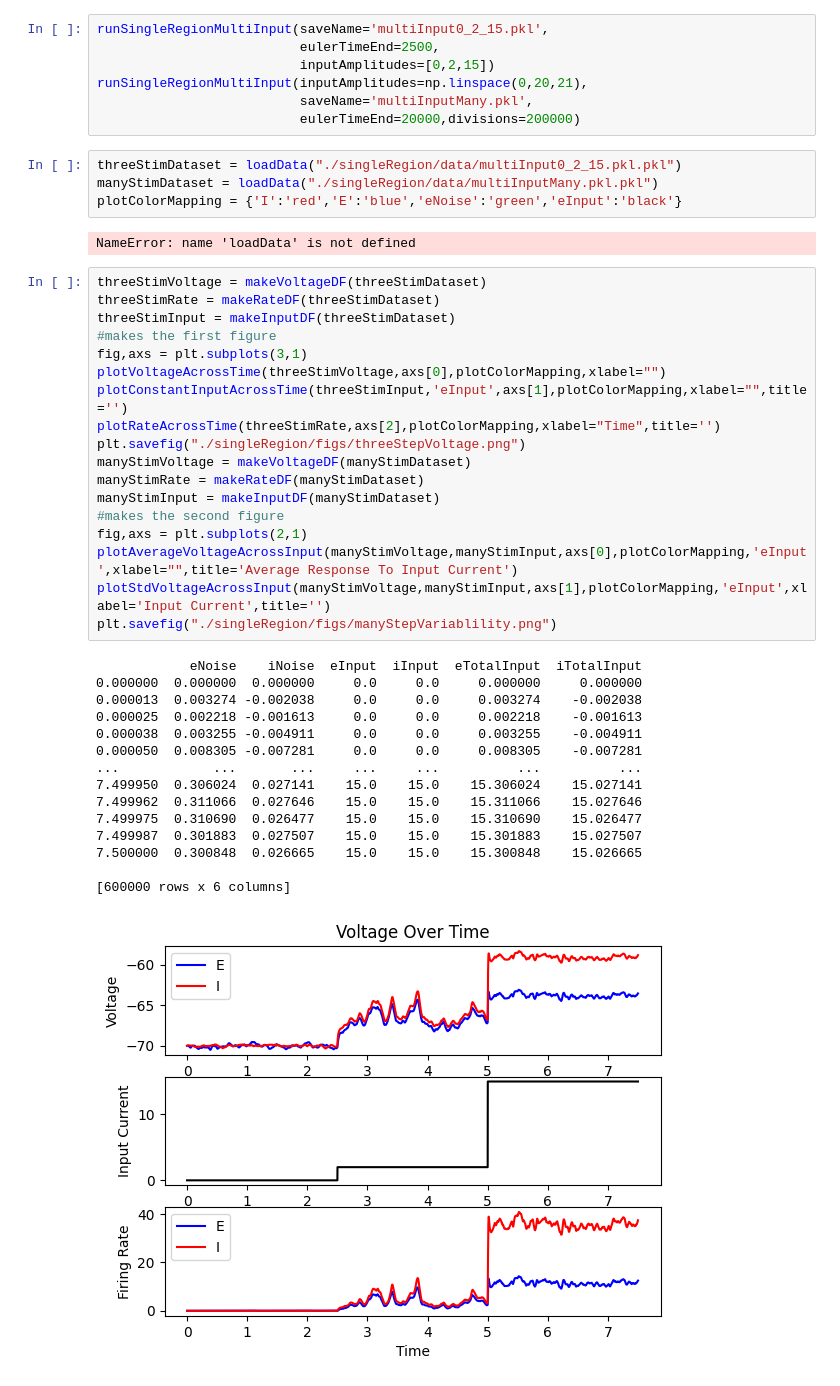
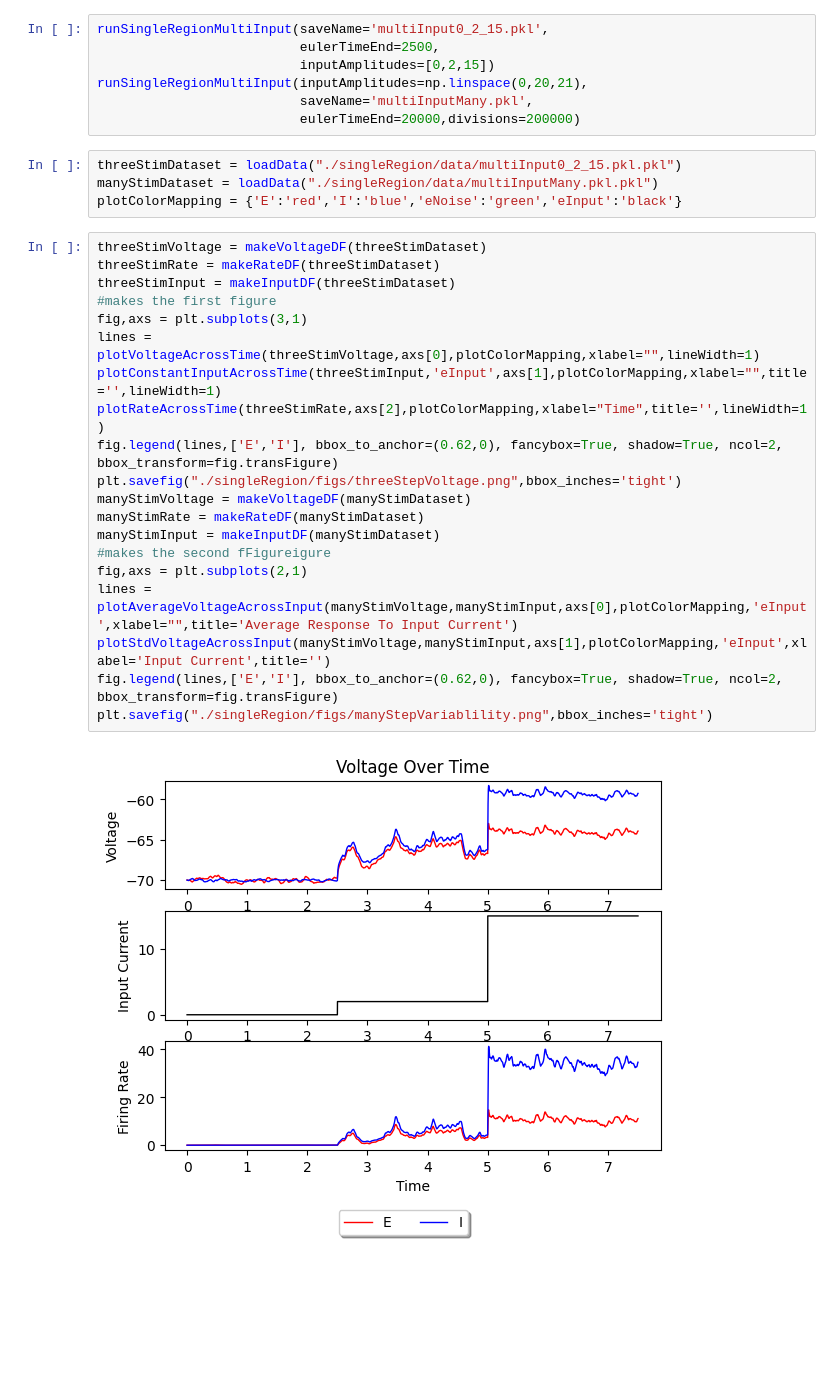
Before and after one commit to LaneLewis/multiregion-communication, a Jupyter notebook: singleRegion.ipynb, the cells around one changed output. Saved outputs shown, nothing was run; the diff lists cells and outputs as text; blank space fills up the shorter version.

```diff
--- a/singleRegion.ipynb
+++ b/singleRegion.ipynb
@@ -16,40 +16,26 @@ runSingleRegionMultiInput(inputAmplitudes=np.linspace(0,20,21),
 # %%
 threeStimDataset = loadData("./singleRegion/data/multiInput0_2_15.pkl.pkl")
 manyStimDataset = loadData("./singleRegion/data/multiInputMany.pkl.pkl")
-plotColorMapping = {'I':'red','E':'blue','eNoise':'green','eInput':'black'}
+plotColorMapping = {'E':'red','I':'blue','eNoise':'green','eInput':'black'}
-# %% [output]
-NameError: name 'loadData' is not defined
 # %%
 threeStimVoltage = makeVoltageDF(threeStimDataset)
 threeStimRate = makeRateDF(threeStimDataset)
 threeStimInput = makeInputDF(threeStimDataset)
 #makes the first figure
 fig,axs = plt.subplots(3,1)
-plotVoltageAcrossTime(threeStimVoltage,axs[0],plotColorMapping,xlabel="")
-plotConstantInputAcrossTime(threeStimInput,'eInput',axs[1],plotColorMapping,xlabel="",title='')
-plotRateAcrossTime(threeStimRate,axs[2],plotColorMapping,xlabel="Time",title='')
-plt.savefig("./singleRegion/figs/threeStepVoltage.png")
+lines = plotVoltageAcrossTime(threeStimVoltage,axs[0],plotColorMapping,xlabel="",lineWidth=1)
+plotConstantInputAcrossTime(threeStimInput,'eInput',axs[1],plotColorMapping,xlabel="",title='',lineWidth=1)
+plotRateAcrossTime(threeStimRate,axs[2],plotColorMapping,xlabel="Time",title='',lineWidth=1)
+fig.legend(lines,['E','I'], bbox_to_anchor=(0.62,0), fancybox=True, shadow=True, ncol=2, bbox_transform=fig.transFigure)
+plt.savefig("./singleRegion/figs/threeStepVoltage.png",bbox_inches='tight')
 manyStimVoltage = makeVoltageDF(manyStimDataset)
 manyStimRate = makeRateDF(manyStimDataset)
 manyStimInput = makeInputDF(manyStimDataset)
-#makes the second figure
+#makes the second fFigureigure
 fig,axs = plt.subplots(2,1)
-plotAverageVoltageAcrossInput(manyStimVoltage,manyStimInput,axs[0],plotColorMapping,'eInput',xlabel="",title='Average Response To Input Current')
+lines = plotAverageVoltageAcrossInput(manyStimVoltage,manyStimInput,axs[0],plotColorMapping,'eInput',xlabel="",title='Average Response To Input Current')
 plotStdVoltageAcrossInput(manyStimVoltage,manyStimInput,axs[1],plotColorMapping,'eInput',xlabel='Input Current',title='')
-plt.savefig("./singleRegion/figs/manyStepVariablility.png")
+fig.legend(lines,['E','I'], bbox_to_anchor=(0.62,0), fancybox=True, shadow=True, ncol=2, bbox_transform=fig.transFigure)
+plt.savefig("./singleRegion/figs/manyStepVariablility.png",bbox_inches='tight')
 # %% [output]
-            eNoise    iNoise  eInput  iInput  eTotalInput  iTotalInput
-0.000000  0.000000  0.000000     0.0     0.0     0.000000     0.000000
-0.000013  0.003274 -0.002038     0.0     0.0     0.003274    -0.002038
-0.000025  0.002218 -0.001613     0.0     0.0     0.002218    -0.001613
-0.000038  0.003255 -0.004911     0.0     0.0     0.003255    -0.004911
-0.000050  0.008305 -0.007281     0.0     0.0     0.008305    -0.007281
-...            ...       ...     ...     ...          ...          ...
-7.499950  0.306024  0.027141    15.0    15.0    15.306024    15.027141
-7.499962  0.311066  0.027646    15.0    15.0    15.311066    15.027646
-7.499975  0.310690  0.026477    15.0    15.0    15.310690    15.026477
-7.499987  0.301883  0.027507    15.0    15.0    15.301883    15.027507
-7.500000  0.300848  0.026665    15.0    15.0    15.300848    15.026665
-
-[600000 rows x 6 columns]
-[figure, old version]
+[figure, new version]
```
Also changed, not shown: parts of 1 cell of this notebook, 18 other files.
